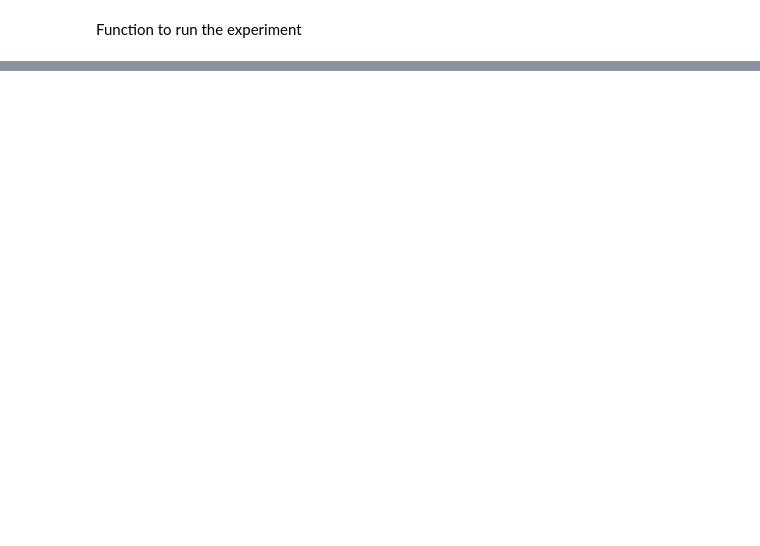
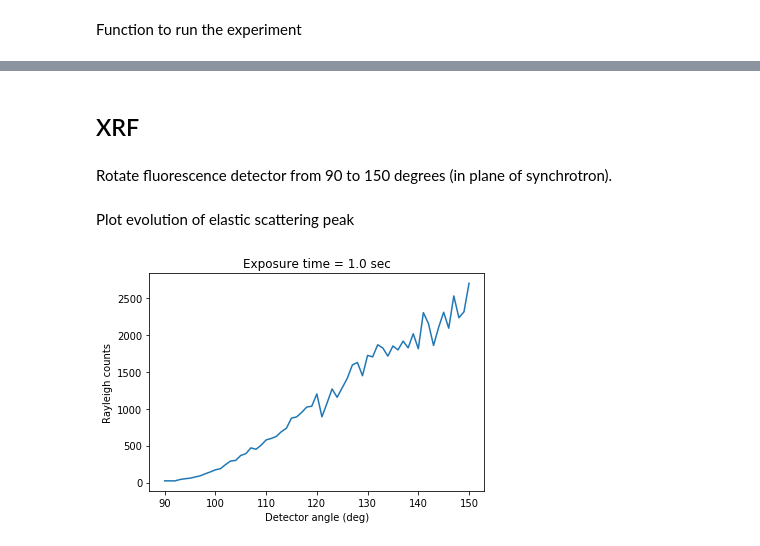
Before and after one commit to woutdenolf/spectrocrunch, a Jupyter notebook: doc/source/tutorials/montecarlo.ipynb, the cells around one changed output, grey strips where cells are left out. Cells and saved outputs as stored; diff of their text form; code cells hidden in the pictures; blank space fills up the shorter version.

Commit message:
[xrmc] geometry is determined

```diff
--- a/doc/source/tutorials/montecarlo.ipynb
+++ b/doc/source/tutorials/montecarlo.ipynb
@@ -146,0 +184,3 @@ Total counts/order: [896156081.9528055, 0.0]
+# %% [markdown]
+XRF
+------
@@ -146,0 +215,28 @@ Total counts/order: [896156081.9528055, 0.0]
+# %% [markdown]
+Rotate fluorescence detector from 90 to 150 degrees (in plane of synchrotron).
+# %%
+path = r'/data/id21/tmp/xrmctest/xrf'
+world = XrmcWorldBuilder(path)
+energy = 7.5
+angle_start = 90
+angle_end = 150
+definesource(world, energy=energy)
+definesample(world,
+             thickness = [30e-4, 100e-4],
+             materials = ['hematite', 'calcite'])
+addsdd(world, multiplicity=10, angle_start=angle_start,
+       angle_end=angle_end, convoluted=False)
+data, info = run(world, (1, 10000, ), simulate=True,
+                 ylog=True, plot=False)
+# %% [markdown]
+Plot evolution of elastic scattering peak
+# %%
+idx = np.argmin(np.abs(info['xenergy']-energy))
+y0, y1 = data[..., 0, 0, idx-5:idx+5].sum(axis=-1)
+x = np.linspace(angle_start, angle_end, y1.size)
+tmp = plt.plot(x, y1)
+plt.xlabel('Detector angle (deg)')
+plt.ylabel('Rayleigh counts')
+tmp = plt.title('Exposure time = {} sec'.format(info['time']))
+# %% [output]
+[figure, added]
```
Also changed, not shown: parts of 22 cells of this notebook, 1 other file.
